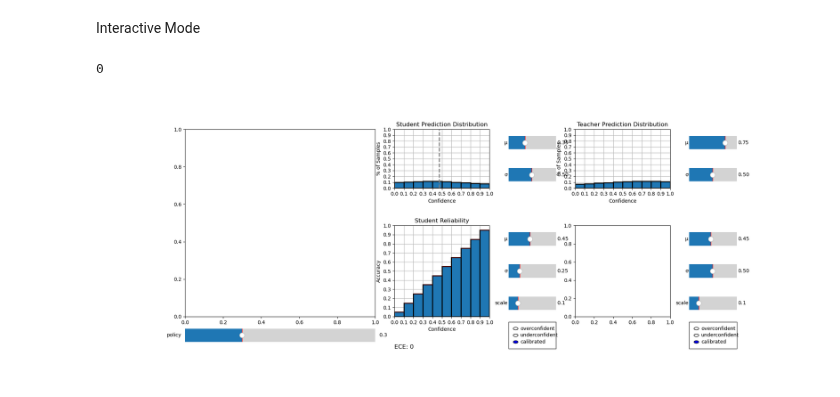
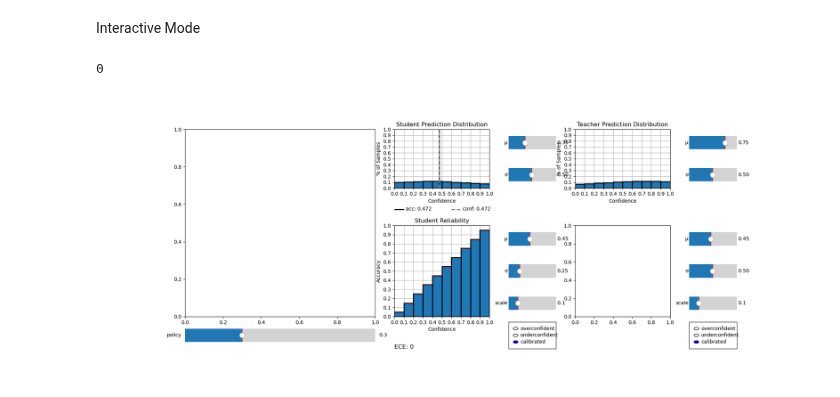
Before and after one commit to Geffen-Cooper/continual_learning_playground, a Jupyter notebook: src/test_time_kd/calib.ipynb, the cells around one changed output. Cells and saved outputs as stored; diff of their text form; code cells hidden in the pictures.

Commit message:
interactive conf and acc are working

```diff
--- a/src/test_time_kd/calib.ipynb
+++ b/src/test_time_kd/calib.ipynb
@@ -234,9 +234,18 @@ axs['stud_rel'].set_title("Student Reliability")
 axs['stud_rel'].set_xlabel("Confidence")
 axs['stud_rel'].set_yticks(np.linspace(0,1,11))
 axs['stud_rel'].set_ylabel("Accuracy")
+
 stud_ece = axs['stud_ECE'].text(0,0,"ECE: "+str(0),fontsize="large")
-avg_acc = axs['stud_dist'].axvline(sum([b.get_height()*a.get_height() for b,a in zip(stud_dist_bars,stud_rel_bars)])*10-0.5,color="gray",linestyle="--",linewidth=2)
-avg_conf = axs['stud_dist'].axvline(sum([b.get_height()*c for b,c in zip(stud_dist_bars,cal_bin_accs)])*10-0.5,color="gray",linestyle="--",linewidth=2)
+stud_avg_acc_line = axs['stud_dist'].axvline(sum([b.get_height()*a.get_height() for b,a in zip(stud_dist_bars,stud_rel_bars)])*10-0.5,color="black",linestyle="-",linewidth=2)
+stud_avg_conf_line = axs['stud_dist'].axvline(sum([b.get_height()*c for b,c in zip(stud_dist_bars,cal_bin_accs)])*10-0.5,color="gray",linestyle="--",linewidth=2)
+
+axs['stud_avg_acc'].set_xlim([0,0.5])
+axs['stud_avg_acc'].set_ylim([-0.25,0.25])
+axs['stud_avg_acc'].hlines(y=-0.05,xmin=0.0,xmax=0.05,color="black",linewidth=2)
+axs['stud_avg_acc'].hlines(y=-0.05,xmin=0.3,xmax=0.35,color="gray",linewidth=2,linestyle="--")
+stud_avg_acc_text = axs['stud_avg_acc'].text(0.06,-0.07,"acc: "+str(round(sum([b.get_height()*a.get_height() for b,a in zip(stud_dist_bars,stud_rel_bars)]),3)))
+stud_avg_conf_text = axs['stud_avg_acc'].text(0.36,-0.07,"conf: "+str(round(sum([b.get_height()*c for b,c in zip(stud_dist_bars,cal_bin_accs)]).item(),3)))
+
 def stud_rel_update(val):
     # get the new deviations from perfect calibration
     normal_weights = normal_density(stud_rel_mu.val,stud_rel_sigma.val,np.linspace(1/(2*n_bins),1-1/(2*n_bins),n_bins))
@@ -245,33 +254,37 @@ def stud_rel_update(val):
     # print(devs)
     ece = 0
     for i,b in enumerate(stud_rel_bars):
         if stud_ou.value_selected == "overconfident":
             # bar_val = 1 if ((cal_bin_accs[i]-devs[i]) > 1) else cal_bin_accs[i]-devs[i]
             bar_val = 0 if ((cal_bin_accs[i]-devs[i]) < 0) else cal_bin_accs[i]-devs[i]
             b.set_height(bar_val)
             stud_rel_gap[i].set(y=bar_val,height=cal_bin_accs[i]-bar_val)
             # print(bar_val)
             ece += (stud_dist_bars[i].get_height()*abs(bar_val-cal_bin_accs[i])).item()
         elif stud_ou.value_selected == "underconfident":
             bar_val = 1 if ((cal_bin_accs[i]+devs[i]) > 1) else cal_bin_accs[i]+devs[i]
             # bar_val = 0 if ((cal_bin_accs[i]+devs[i]) < 0) else cal_bin_accs[i]+devs[i]
             b.set_height(bar_val)
             stud_rel_gap[i].set(y=bar_val-devs[i],height=devs[i])
             ece += (stud_dist_bars[i].get_height()*abs(bar_val-cal_bin_accs[i])).item()
         elif stud_ou.value_selected == "calibrated":
             b.set_height(cal_bin_accs[i])
             stud_rel_gap[i].set(y=cal_bin_accs[i],height=0)
     # update ece value
     stud_ece.set(text="ECE: "+str(round(ece,4)))
 
     # update avg acc and avg conf
-    avg_acc.set(xdata=sum([b.get_height()*a.get_height() for b,a in zip(stud_dist_bars,stud_rel_bars)])*10-0.5)
-    avg_conf.set(xdata=sum([b.get_height()*c for b,c in zip(stud_dist_bars,cal_bin_accs)])*10-0.5)
+    acc = sum([b.get_height()*a.get_height() for b,a in zip(stud_dist_bars,stud_rel_bars)]).item()
+    conf = sum([b.get_height()*c for b,c in zip(stud_dist_bars,cal_bin_accs)]).item()
+    stud_avg_acc_line.set(xdata=acc*10-0.5)
+    stud_avg_acc_text.set(text="acc: "+str(round(acc,3)))
+    stud_avg_conf_line.set(xdata=conf*10-0.5)
+    stud_avg_conf_text.set(text="conf: "+str(round(conf,3)))
 
 stud_ou.on_clicked(stud_rel_update)
 stud_rel_mu.on_changed(stud_rel_update)
 stud_rel_sigma.on_changed(stud_rel_update)
 stud_rel_scale.on_changed(stud_rel_update)
 # %% [output]
 0
-[figure, old version]
+[figure, new version]
```
